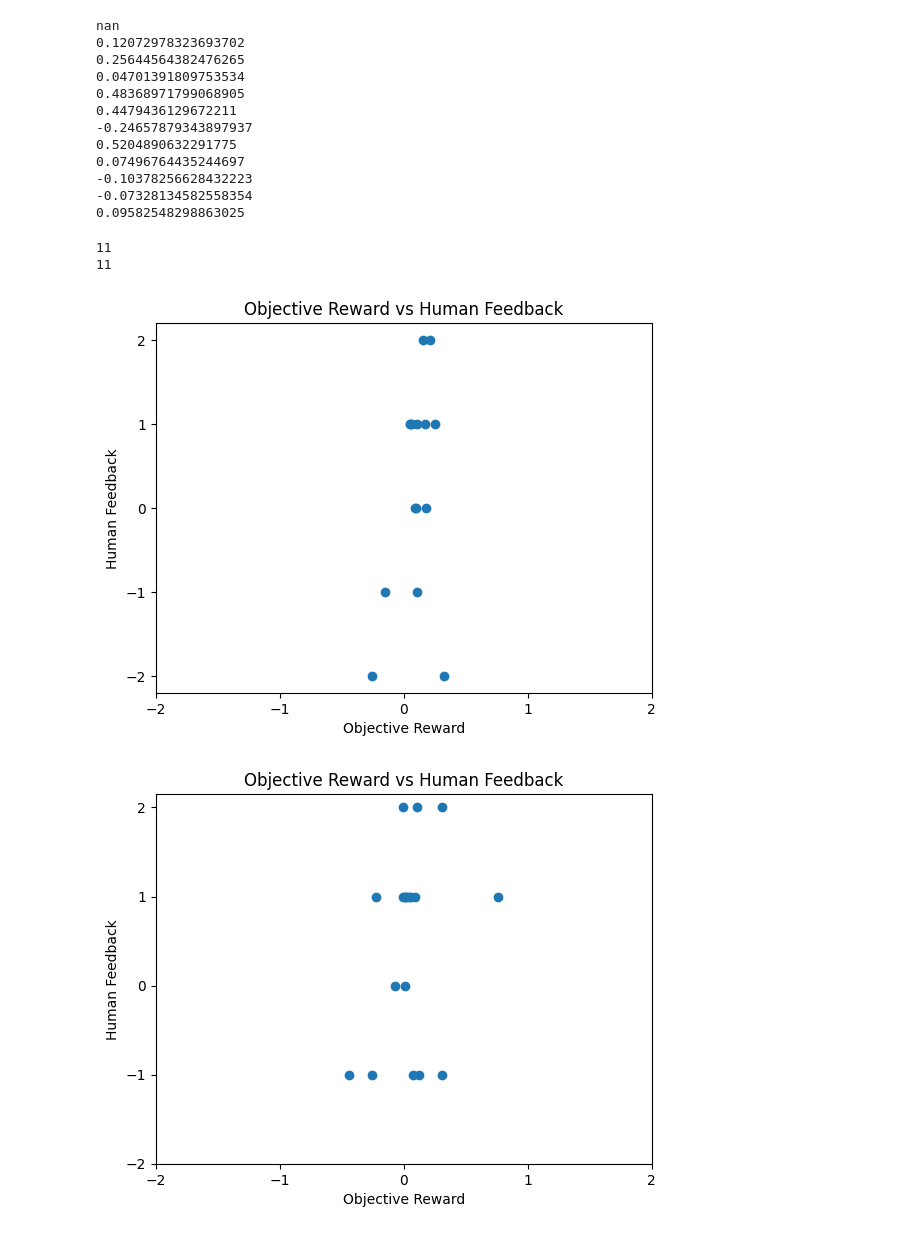
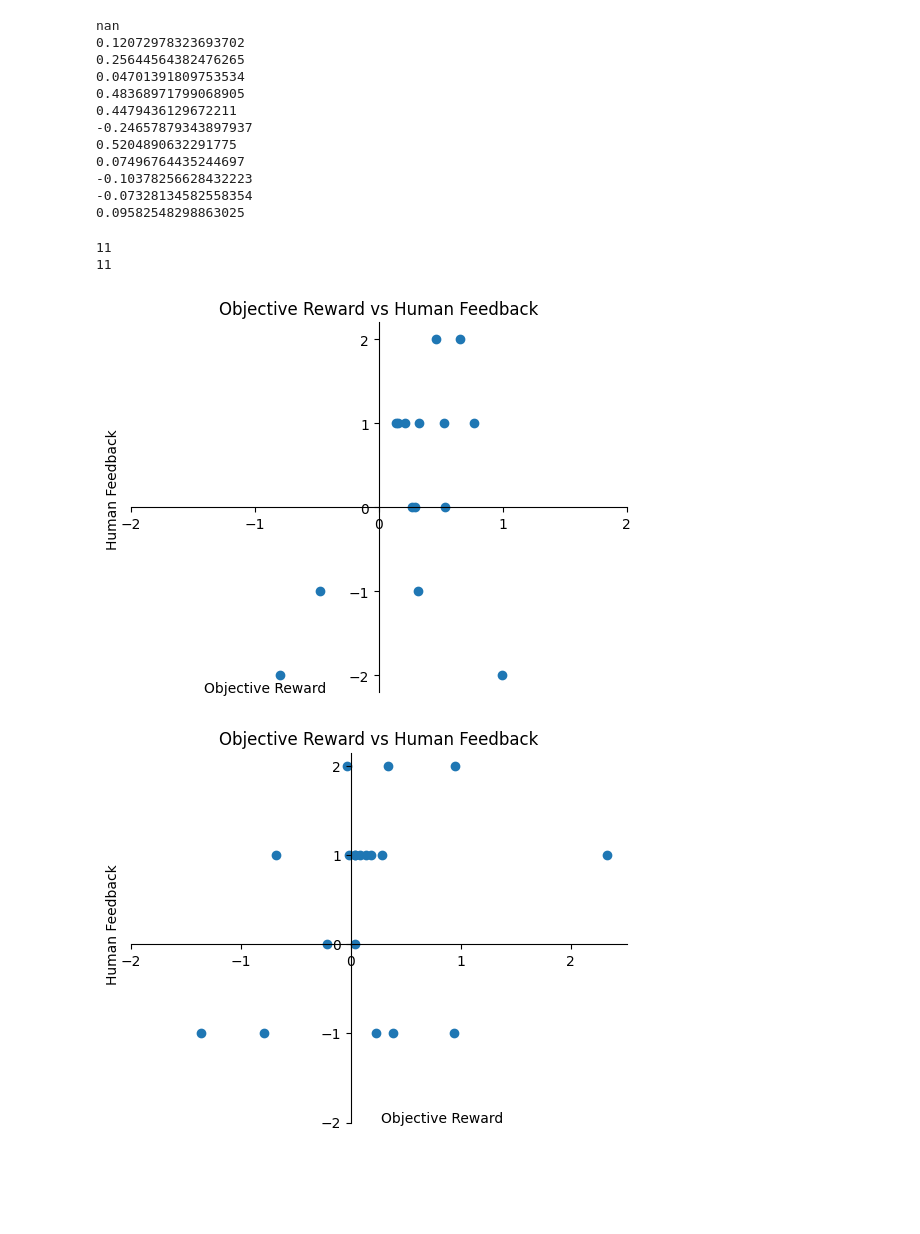
Before and after one commit to NoahF1205/A-more-human-like-oracle, a Jupyter notebook: src/mbot_catching/src/data_analasys/data_ana.ipynb, the cells around one changed output. Drawn from its saved outputs; the diff is of its cells as text; code cells hidden in the pictures; blank space fills up the shorter version.

Commit message:
change data analysis

```diff
--- a/src/mbot_catching/src/data_analasys/data_ana.ipynb
+++ b/src/mbot_catching/src/data_analasys/data_ana.ipynb
@@ -99,7 +99,8 @@ normalized_reward_per_traj = []
 max_element  = max([np.max(traj) for traj in reward_per_traj])
 for i in range(len(reward_per_traj)):
     traj_i = reward_per_traj[i]
-    traj_i = traj_i / max_element
+    # traj_i = traj_i / max_element
+    traj_i = traj_i * 10
     normalized_reward_per_traj.append(traj_i)
 # %% [output]
 [17, 23, 35, 39, 22, 25, 22, 28, 29, 17, 24]
@@ -128,17 +129,31 @@ nan
 # %%
 print(len(normalized_reward_per_traj))
 print(len(hf_per_traj))
 
 for i in range(len(reward_per_traj)):
     plt.scatter(normalized_reward_per_traj[i], hf_per_traj[i])
+    ax = plt.gca()
+    ax.spines['bottom'].set_position(('data',0))
+    ax.spines['left'].set_position(('data',0))
+    ax.spines['top'].set_visible(False)
+    ax.spines['right'].set_visible(False)
+    ax.xaxis.set_ticks_position('bottom')
+    ax.yaxis.set_ticks_position('left')
+    x_min, x_max = ax.get_xlim()
+    y_min, y_max = ax.get_ylim()
+    # print(x_min,y_max)
+    x_label_pos = x_max
+    y_label_pos = y_max
+    ax.text(x_max/4, 0, 'Objective Reward', transform=ax.transAxes, ha='center')
+    ax.text(-0.05, y_label_pos/4, 'Human Feedback', transform=ax.transAxes,va='center',rotation='vertical')
     plt.title('Objective Reward vs Human Feedback')
-    plt.ylabel('Human Feedback')
-    plt.xlabel('Objective Reward')
+    # plt.ylabel('Human Feedback')
+    # plt.xlabel('Objective Reward')
     plt.xticks([-2, -1, 0, 1, 2])
     plt.yticks([-2, -1, 0, 1, 2])
     plt.show()
 # %% [output]
 11
 11
-[figure, old version]
+[figure, new version]
-[figure, old version]
+[figure, new version]
```
Also changed, not shown: parts of 4 cells of this notebook.
